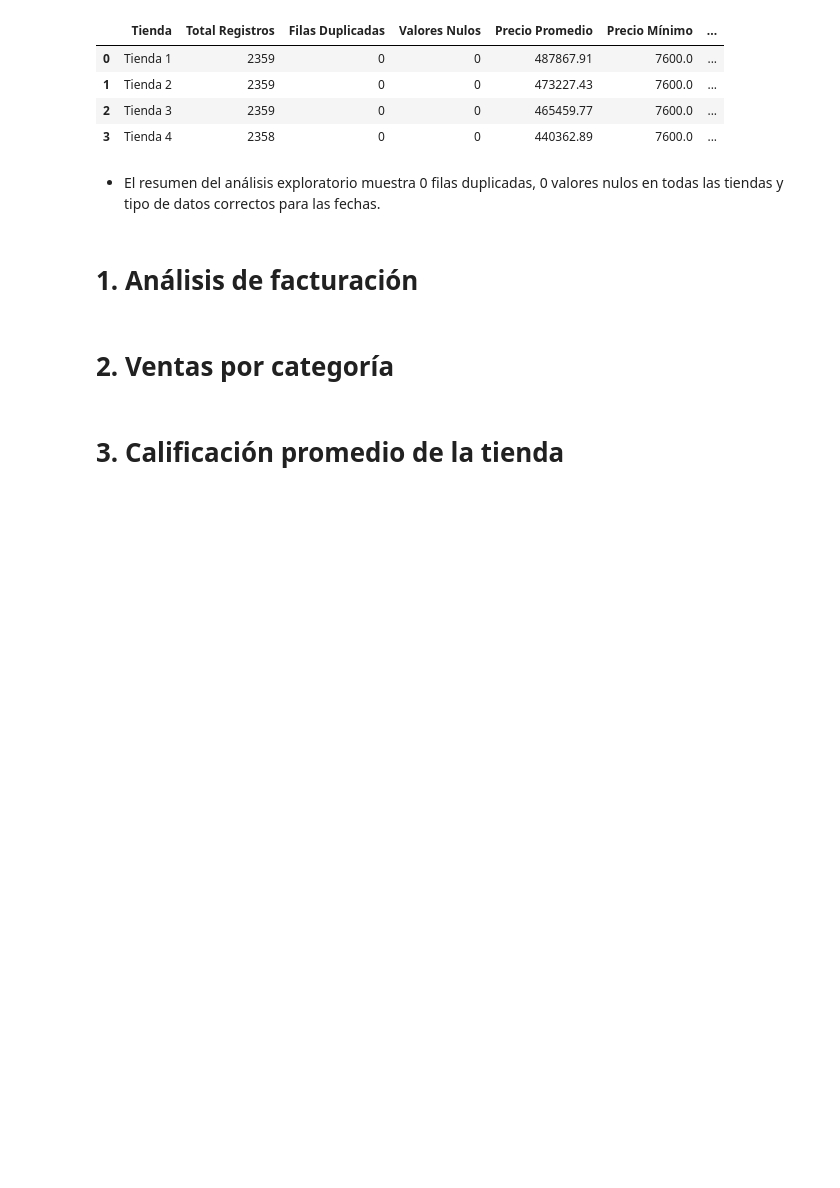
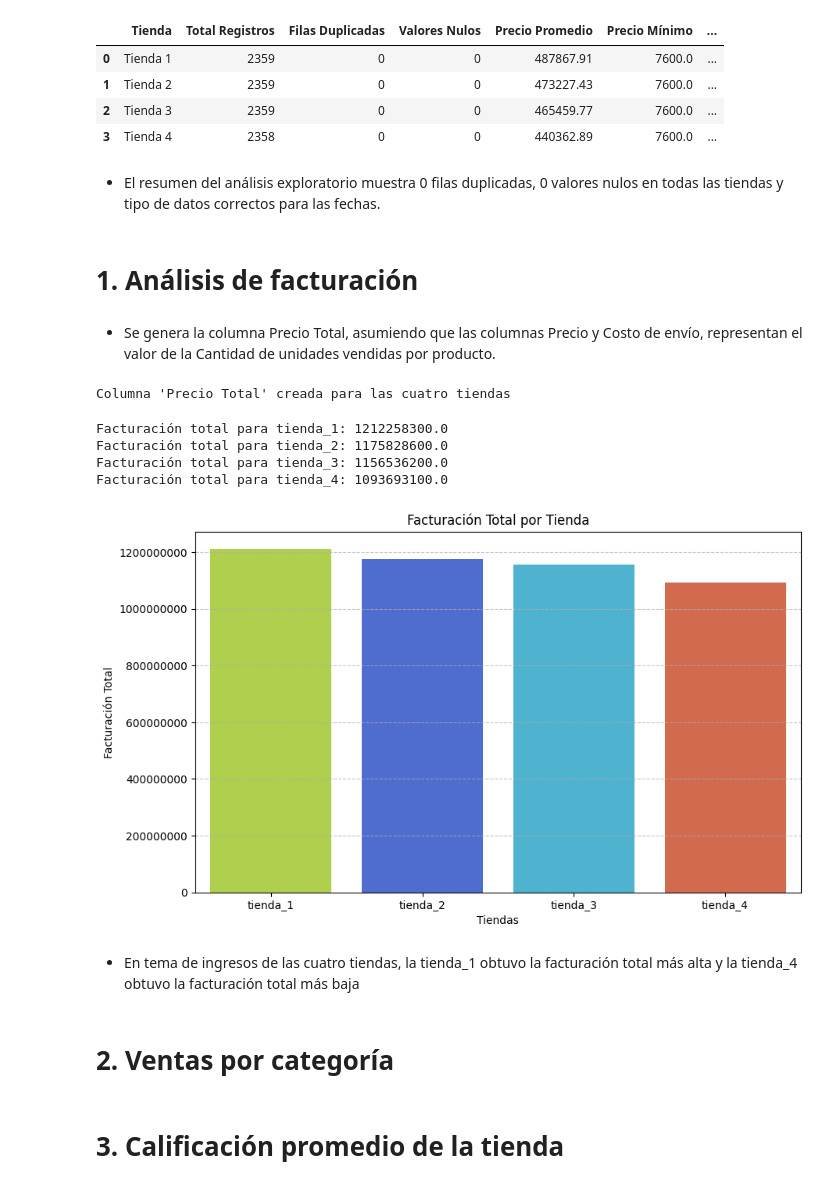
Before and after one commit to LenninTemoche/Challenge-Alura-Store-One-DS, a Jupyter notebook: AluraStoreLatam.ipynb, the cells around one changed output. Cells and saved outputs as stored; diff of their text form; code cells hidden in the pictures; blank space fills up the shorter version.

Commit message:
se realiza análisi de facturación para las cuatro tiendas y se agrega visual

```diff
--- a/AluraStoreLatam.ipynb
+++ b/AluraStoreLatam.ipynb
@@ -246,6 +255,62 @@ summary_df
 * El resumen del análisis exploratorio muestra 0 filas duplicadas, 0 valores nulos en todas las tiendas y tipo de datos correctos para las fechas.
 # %% [markdown]
 # 1. Análisis de facturación
+# %% [markdown]
+* Se genera la columna Precio Total, asumiendo que las columnas Precio y Costo de envío, representan el valor de la Cantidad de unidades vendidas por producto.
+# %%
+tienda_1['Precio Total'] = tienda_1['Precio'] + tienda_1['Costo de envío']
+tienda_2['Precio Total'] = tienda_2['Precio'] + tienda_2['Costo de envío']
+tienda_3['Precio Total'] = tienda_3['Precio'] + tienda_3['Costo de envío']
+tienda_4['Precio Total'] = tienda_4['Precio'] + tienda_4['Costo de envío']
+
+print("Columna 'Precio Total' creada para las cuatro tiendas")
+# %% [output]
+Columna 'Precio Total' creada para las cuatro tiendas
+# %%
+# Calcular la facturación total por Tienda:
+facturacion_total_tienda_1 = tienda_1['Precio Total'].sum()
+facturacion_total_tienda_2 = tienda_2['Precio Total'].sum()
+facturacion_total_tienda_3 = tienda_3['Precio Total'].sum()
+facturacion_total_tienda_4 = tienda_4['Precio Total'].sum()
+
+print(f"Facturación total para tienda_1: {facturacion_total_tienda_1}")
+print(f"Facturación total para tienda_2: {facturacion_total_tienda_2}")
+print(f"Facturación total para tienda_3: {facturacion_total_tienda_3}")
+print(f"Facturación total para tienda_4: {facturacion_total_tienda_4}")
+# %% [output]
+Facturación total para tienda_1: 1212258300.0
+Facturación total para tienda_2: 1175828600.0
+Facturación total para tienda_3: 1156536200.0
+Facturación total para tienda_4: 1093693100.0
+# %%
+custom_palette = [
+    "#BAE43A",  # Verde
+    "#3A62E4",  # Azul
+    "#3ABFE4",  # Azul claro
+    "#E85D3A"   # Naranja
+]
+facturacion_total_df = pd.DataFrame({
+    'Tienda': ['tienda_1', 'tienda_2', 'tienda_3', 'tienda_4'],
+    'Facturación Total': [
+        facturacion_total_tienda_1,
+        facturacion_total_tienda_2,
+        facturacion_total_tienda_3,
+        facturacion_total_tienda_4
+    ]
+})
+
+plt.figure(figsize=(10, 6))
+sns.barplot(x='Tienda', y='Facturación Total', data=facturacion_total_df, palette= custom_palette, hue='Tienda', legend=False)
+plt.title('Facturación Total por Tienda')
+plt.xlabel('Tiendas')
+plt.ylabel('Facturación Total')
+plt.ticklabel_format(style='plain', axis='y') # Para evitar notación científica en el eje Y
+plt.grid(axis='y', linestyle='--', alpha=0.7)
+plt.show()
+# %% [output]
+[figure, added]
+# %% [markdown]
+* En tema de ingresos de las cuatro tiendas, la tienda_1 obtuvo la facturación total más alta y la tienda_4 obtuvo la facturación total más baja
 # %% [markdown]
 # 2. Ventas por categoría
 # %% [markdown]
```
Also changed, not shown: parts of 2 cells of this notebook.
